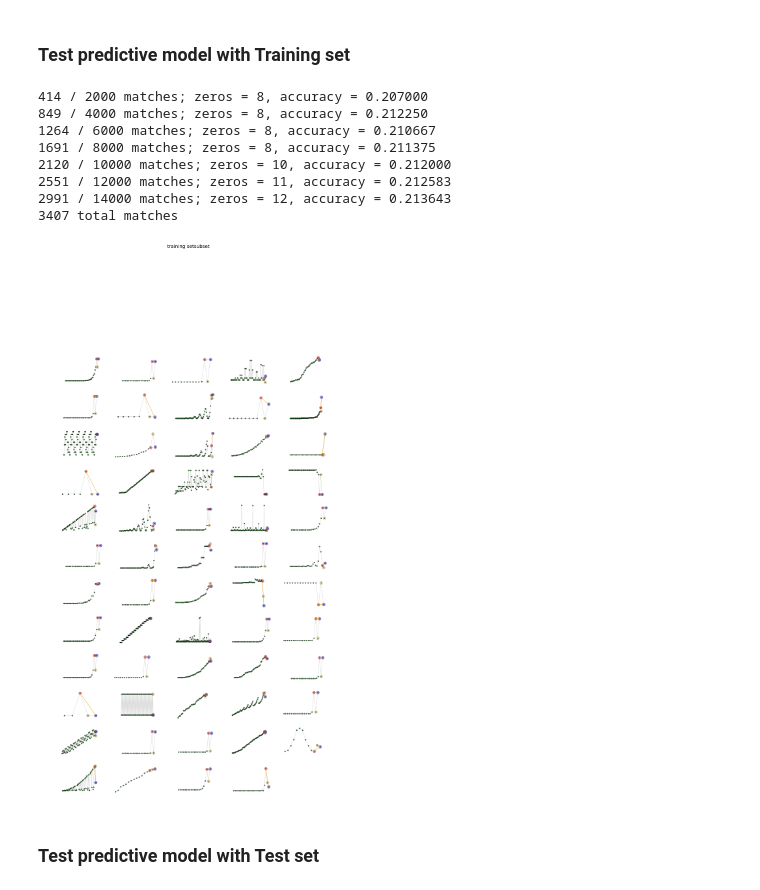
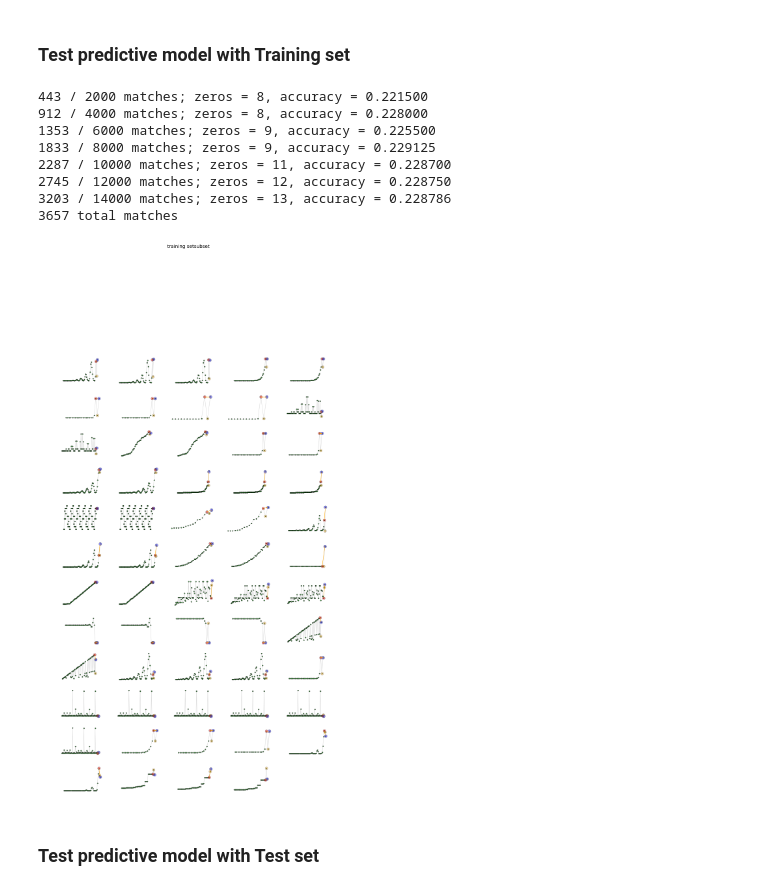
Before and after one commit to gerardobort/kaggle, a Jupyter notebook: integer-sequence-learning/serious approach 1-inspecting.ipynb, the cells around one changed output. Saved outputs shown, nothing was run; the diff lists cells and outputs as text; code cells hidden in the pictures.

Commit message:
best submisison ever - 101, 0.11928 (internal 0.213643) --->>> WOW N-gram n parameter optimized per case

```diff
--- a/integer-sequence-learning/serious approach 1-inspecting.ipynb
+++ b/integer-sequence-learning/serious approach 1-inspecting.ipynb
@@ -82,12 +82,14 @@ display(pd.DataFrame([
 print("to transform m into shifted ngrams matrix that's idea...")
 
 # performs dimensionality reduction using ngrams
-def getTrainingSetNgram(seq):
+def getTrainingSetNgram(seq, N=0):
     m, columns = getTrainingSet(seq)
-    n = int((m.shape[1]-2)/2+1) # n-gram n value
-    # n == 15 best cut off - by try and error discovery
-    if n > 15:
-        n = 15
+    if 0 == N:
+        N = int((m.shape[1]-2)/2+1) # n-gram n value
+    ## # n == 15 best cut off - by try and error discovery
+    ## if n > 12:
+    ##     n = 12
+    n = N
     #print("n-gram:", n, len(seq))
     mp = np.array([m[:,0], *tuple(np.zeros([n, m.shape[1]-1])), m[:,-1]]).transpose()
     # complete diagonals - ngram matrix
@@ -104,8 +106,6 @@ def getTrainingSetNgram(seq):
     #    mp = np.flipud(mp)
     # drop zero line
     mp = mp[n:,]
-    #return mp, columns[:mp.shape[1]]
-
     return mp, columns[:mp.shape[1]]
 
 trainingSet, columns = getTrainingSet(train.seq[1][:-1])
@@ -179,7 +180,7 @@ array([[  1.50000000e+01,   1.00000000e+00,   2.00000000e+00,
 # %% [markdown]
 ## Predict Model function
 # %%
-def predictLast(seq):
+def predictLast(seq, N):
     if seq.shape[0] == 0:
         return 0
     if seq.shape[0] == 1:
@@ -187,7 +188,7 @@ def predictLast(seq):
     if seq.shape[0] == 2:
         return seq[1]
 
-    trainingSet, columns = getTrainingSetNgram(seq)
+    trainingSet, columns = getTrainingSetNgram(seq, N)
     X = trainingSet[:,:-1]
     X = generateExtraFeatures(X)
     X = pd.DataFrame(X)
@@ -205,7 +206,7 @@ def predictLast(seq):
     testRowX = pd.DataFrame(testRowX)
 
     # train
-    regresor = LinearRegression(fit_intercept=False, normalize=False, copy_X=True, n_jobs=3)
+    regresor = LinearRegression(fit_intercept=True, normalize=False, copy_X=False, n_jobs=3)
     regresor.fit(X.as_matrix(), y.as_matrix())
 
     outFinal = regresor.predict(testRowX.as_matrix())
@@ -244,45 +245,60 @@ def plotSubset(set, subsetName):
 # %%
 pmatches = 0
 matches = 0
 zeros = 0
 output = []
 sets = []
 #for i in range(len(train)):
 for i in range(1,16000):
     seq = train.seq[i].astype(np.longdouble)
 
-    plast = seq[-2:-1]
-    plastpredicted = predictLast(seq[:-2])
+    N = int((seq[:-2].shape[0]-2)/2+1)
+    bestN = N
+    bestPDiff = 99999999
+    if N > 15:
+        N = 15
 
-    last = seq[-1:]
-    lastpredicted = predictLast(seq[:-1])
+    for n in range(N, 3, -1):
+        plast = seq[-2:-1]
+        plastpredicted = predictLast(seq[:-2], n)
 
-    output.append([train.id[i], int(lastpredicted)])
-    sets.append(np.concatenate((train.seq[i], [plastpredicted], [lastpredicted])))
+        last = seq[-1:]
+        lastpredicted = predictLast(seq[:-1], n)
+
+        output.append([train.id[i], int(lastpredicted)])
+        sets.append(np.concatenate((train.seq[i], [plastpredicted], [lastpredicted])))
+
+        pdiff = int(plast - plastpredicted)
+        if pdiff < bestPDiff:
+            bestN = n
+            bestPDiff = pdiff
+        else:
+            break
 
     diff = int(last - lastpredicted)
+
     if diff == 0:
         matches += 1
     if lastpredicted == 0:
         zeros += 1
     if i>0 and i%2000==0:
         print("%d / %d matches; zeros = %d, accuracy = %f " % (matches, i, zeros, float(matches)/float(i)))
 
 print("%d total matches" % matches)
 
 plotSubset(sets[:60], 'training set')
 
 pd.DataFrame(output).to_csv("train_submission.csv", header=["Id", "Last"], index=False, index_label=False)
 # %% [output]
-414 / 2000 matches; zeros = 8, accuracy = 0.207000
-849 / 4000 matches; zeros = 8, accuracy = 0.212250
-1264 / 6000 matches; zeros = 8, accuracy = 0.210667
-1691 / 8000 matches; zeros = 8, accuracy = 0.211375
-2120 / 10000 matches; zeros = 10, accuracy = 0.212000
-2551 / 12000 matches; zeros = 11, accuracy = 0.212583
-2991 / 14000 matches; zeros = 12, accuracy = 0.213643
-3407 total matches
+443 / 2000 matches; zeros = 8, accuracy = 0.221500
+912 / 4000 matches; zeros = 8, accuracy = 0.228000
+1353 / 6000 matches; zeros = 9, accuracy = 0.225500
+1833 / 8000 matches; zeros = 9, accuracy = 0.229125
+2287 / 10000 matches; zeros = 11, accuracy = 0.228700
+2745 / 12000 matches; zeros = 12, accuracy = 0.228750
+3203 / 14000 matches; zeros = 13, accuracy = 0.228786
+3657 total matches
-[figure, old version]
+[figure, new version]
 # %% [markdown]
 ### Test predictive model with Test set
 # %%
```
Also changed, not shown: parts of 3 cells of this notebook, 1 other file.
